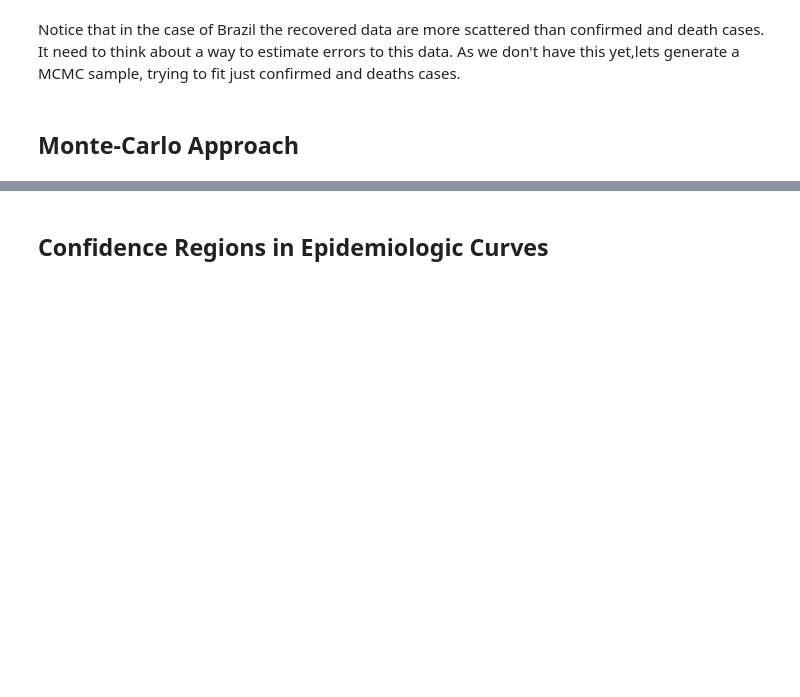
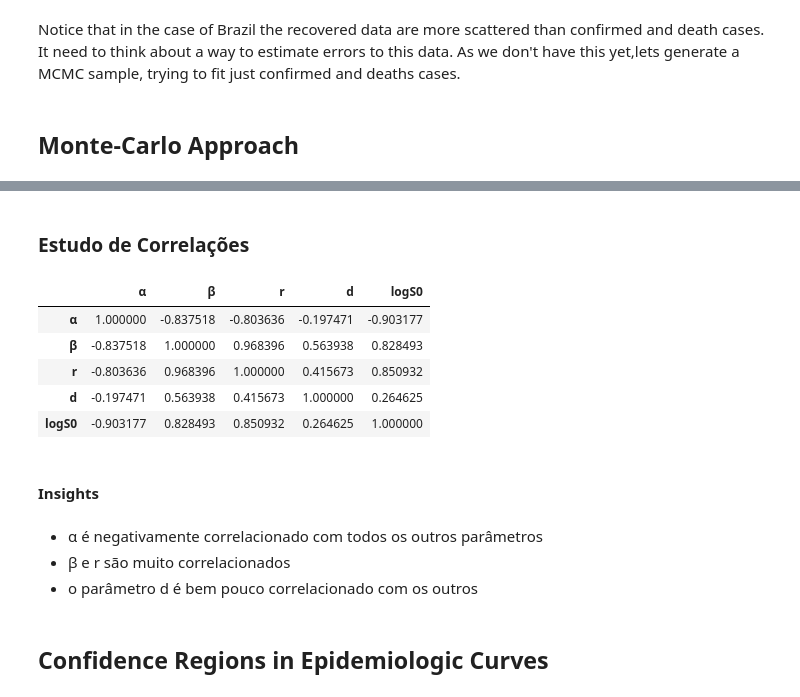
Before and after one commit to emdemor/cov19, a Jupyter notebook: main.ipynb, the cells around one changed output, grey strips where cells are left out. Drawn from its saved outputs; the diff is of its cells as text; code cells hidden in the pictures; blank space fills up the shorter version.

```diff
--- a/main.ipynb
+++ b/main.ipynb
@@ -92,3 +92,20 @@ memory usage: 446.9 MB
+# %% [markdown]
+### Estudo de Correlações
+# %%
+StatModel.sample_df.corr()
+# %% [output]
+|  | α | β | r | d | logS0 |
+| α | 1.000000 | -0.837518 | -0.803636 | -0.197471 | -0.903177 |
+| β | -0.837518 | 1.000000 | 0.968396 | 0.563938 | 0.828493 |
+| r | -0.803636 | 0.968396 | 1.000000 | 0.415673 | 0.850932 |
+| d | -0.197471 | 0.563938 | 0.415673 | 1.000000 | 0.264625 |
+| logS0 | -0.903177 | 0.828493 | 0.850932 | 0.264625 | 1.000000 |
+# %% [markdown]
+#### Insights
+# %% [markdown]
+* α é negativamente correlacionado com todos os outros parâmetros
+* β e r são muito correlacionados
+* o parâmetro d é bem pouco correlacionado com os outros
 # %% [markdown]
 ## Confidence Regions in Epidemiologic Curves
 # %%
```
Also changed, not shown: parts of 5 cells of this notebook, 5 other files.
